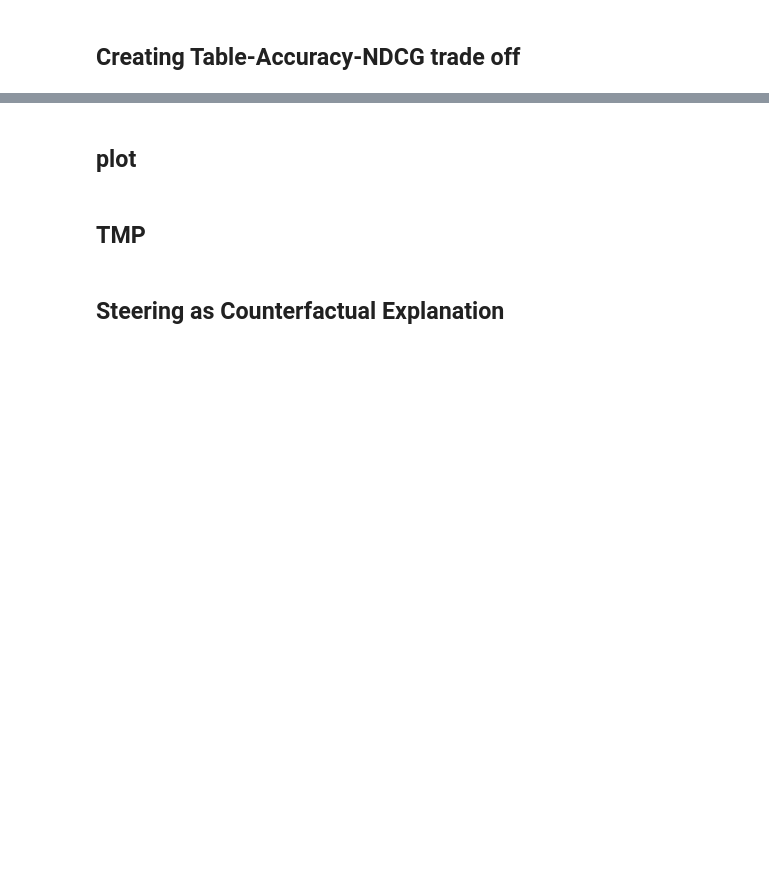
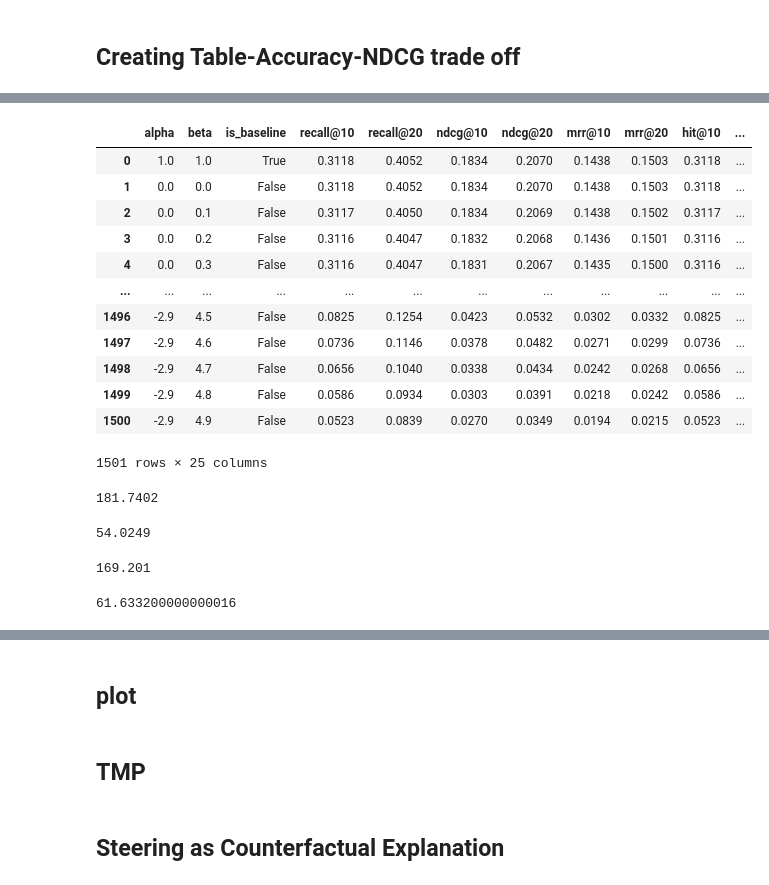
Before and after one commit to meysamvarasteh92/CBM, a Jupyter notebook: Steering.ipynb, the cells around one changed output, grey strips where cells are left out. Cells and saved outputs as stored; diff of their text form; code cells hidden in the pictures; blank space fills up the shorter version.

```diff
--- a/Steering.ipynb
+++ b/Steering.ipynb
@@ -960,4 +1039,33 @@ KeyError: 'ndcg@10'
 # %%
-pop_steer=pd.read_csv("/home/mvarasteh/post-hoc/dataset/ml-1mm/results/SASRec_ConcRec_ml-1mm-results.csv", sep=",")
+ConcCBM=pd.read_csv("/home/mvarasteh/post-hoc/dataset/lastfm/results/SASRec_CBM_sigmoid_additive_before_sigmoid_interv_tmp_lastfm-results.csv", sep=",")
+ConcCBM
+# %% [output]
+|  | alpha | beta | is_baseline | recall@10 | recall@20 | ndcg@10 | ndcg@20 | mrr@10 | mrr@20 | hit@10 | ... |
+| 0 | 1.0 | 1.0 | True | 0.3118 | 0.4052 | 0.1834 | 0.2070 | 0.1438 | 0.1503 | 0.3118 | ... |
+| 1 | 0.0 | 0.0 | False | 0.3118 | 0.4052 | 0.1834 | 0.2070 | 0.1438 | 0.1503 | 0.3118 | ... |
+| 2 | 0.0 | 0.1 | False | 0.3117 | 0.4050 | 0.1834 | 0.2069 | 0.1438 | 0.1502 | 0.3117 | ... |
+| 3 | 0.0 | 0.2 | False | 0.3116 | 0.4047 | 0.1832 | 0.2068 | 0.1436 | 0.1501 | 0.3116 | ... |
+| 4 | 0.0 | 0.3 | False | 0.3116 | 0.4047 | 0.1831 | 0.2067 | 0.1435 | 0.1500 | 0.3116 | ... |
+| ... | ... | ... | ... | ... | ... | ... | ... | ... | ... | ... | ... |
+| 1496 | -2.9 | 4.5 | False | 0.0825 | 0.1254 | 0.0423 | 0.0532 | 0.0302 | 0.0332 | 0.0825 | ... |
+| 1497 | -2.9 | 4.6 | False | 0.0736 | 0.1146 | 0.0378 | 0.0482 | 0.0271 | 0.0299 | 0.0736 | ... |
+| 1498 | -2.9 | 4.7 | False | 0.0656 | 0.1040 | 0.0338 | 0.0434 | 0.0242 | 0.0268 | 0.0656 | ... |
+| 1499 | -2.9 | 4.8 | False | 0.0586 | 0.0934 | 0.0303 | 0.0391 | 0.0218 | 0.0242 | 0.0586 | ... |
+| 1500 | -2.9 | 4.9 | False | 0.0523 | 0.0839 | 0.0270 | 0.0349 | 0.0194 | 0.0215 | 0.0523 | ... |
+1501 rows × 25 columns
 # %%
-pop_steer['cov@20'].max()
+ConcCBM[ConcCBM['ndcg@10']>0.177]['averagepopularity@10'].min()
+# %% [output]
+181.7402
+# %%
+235.7651-181.7402
+# %% [output]
+54.0249
+# %%
+pop_steer[pop_steer['ndcg@10']>0.177]['avgpop@10'].min()
+# %% [output]
+169.201
+# %%
+230.8342-169.201
+# %% [output]
+61.633200000000016
```
Also changed, not shown: parts of 21 cells of this notebook.
